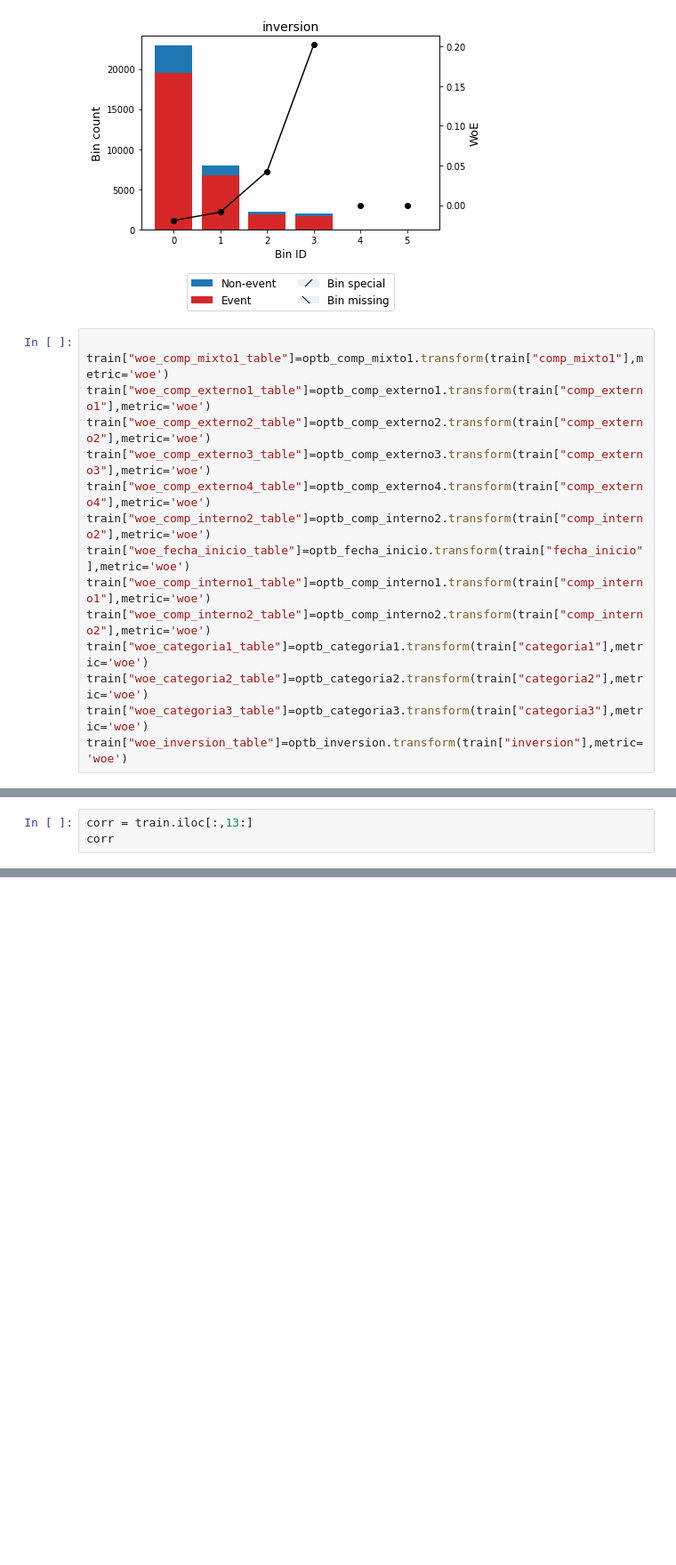
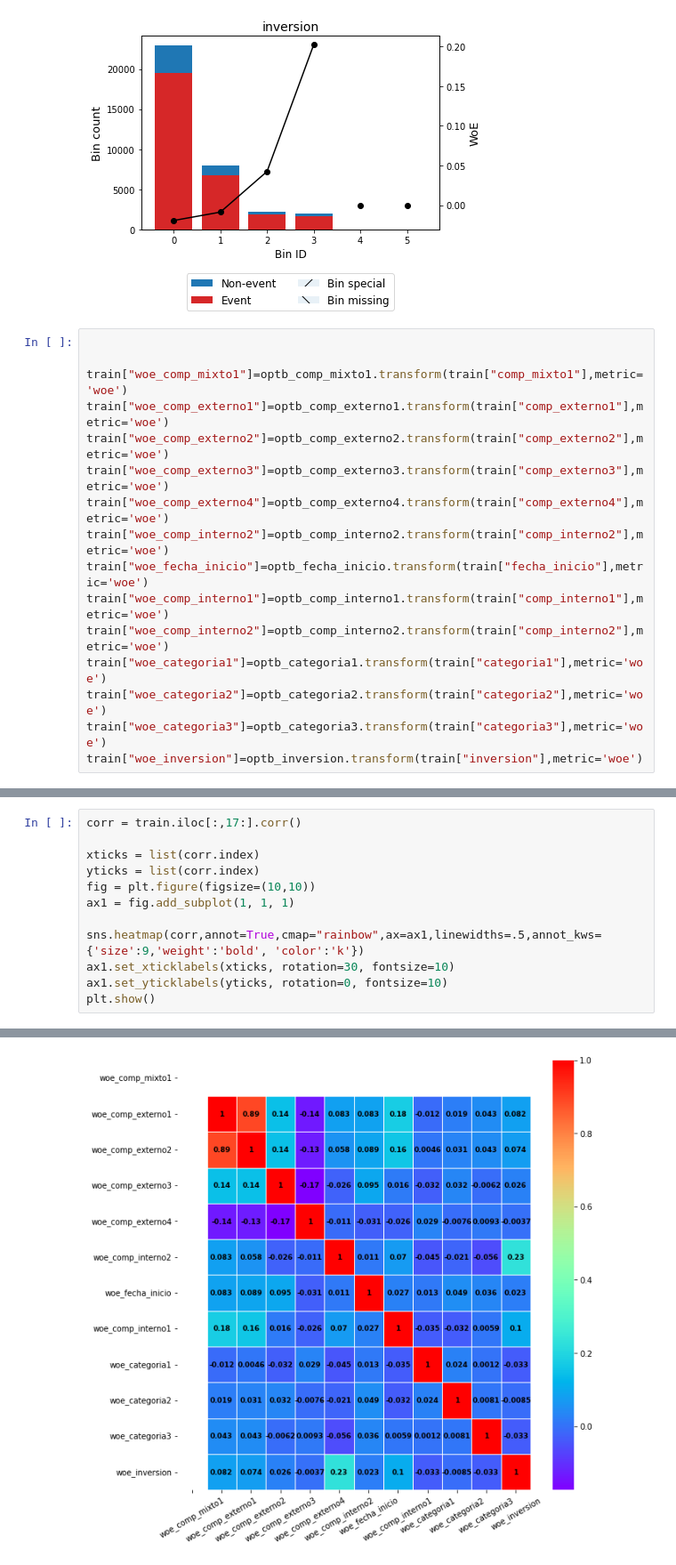
Before and after one commit to Victorinolavida/Seminario-estadista, a Jupyter notebook: tarea2/ejercicio 1.ipynb, the cells around one changed output, grey strips where cells are left out. Shown: that part at 89% size. Cells and saved outputs as stored; diff of their text form; blank space fills up the shorter version.

```diff
--- a/tarea2/ejercicio 1.ipynb
+++ b/tarea2/ejercicio 1.ipynb
@@ -353,19 +260,20 @@ inversion_table.plot(metric="woe")
 [figure]
 # %%
 
-train["woe_comp_mixto1_table"]=optb_comp_mixto1.transform(train["comp_mixto1"],metric='woe')
-train["woe_comp_externo1_table"]=optb_comp_externo1.transform(train["comp_externo1"],metric='woe')
-train["woe_comp_externo2_table"]=optb_comp_externo2.transform(train["comp_externo2"],metric='woe')
-train["woe_comp_externo3_table"]=optb_comp_externo3.transform(train["comp_externo3"],metric='woe')
-train["woe_comp_externo4_table"]=optb_comp_externo4.transform(train["comp_externo4"],metric='woe')
-train["woe_comp_interno2_table"]=optb_comp_interno2.transform(train["comp_interno2"],metric='woe')
-train["woe_fecha_inicio_table"]=optb_fecha_inicio.transform(train["fecha_inicio"],metric='woe')
-train["woe_comp_interno1_table"]=optb_comp_interno1.transform(train["comp_interno1"],metric='woe')
-train["woe_comp_interno2_table"]=optb_comp_interno2.transform(train["comp_interno2"],metric='woe')
-train["woe_categoria1_table"]=optb_categoria1.transform(train["categoria1"],metric='woe')
-train["woe_categoria2_table"]=optb_categoria2.transform(train["categoria2"],metric='woe')
-train["woe_categoria3_table"]=optb_categoria3.transform(train["categoria3"],metric='woe')
-train["woe_inversion_table"]=optb_inversion.transform(train["inversion"],metric='woe')
+
+train["woe_comp_mixto1"]=optb_comp_mixto1.transform(train["comp_mixto1"],metric='woe')
+train["woe_comp_externo1"]=optb_comp_externo1.transform(train["comp_externo1"],metric='woe')
+train["woe_comp_externo2"]=optb_comp_externo2.transform(train["comp_externo2"],metric='woe')
+train["woe_comp_externo3"]=optb_comp_externo3.transform(train["comp_externo3"],metric='woe')
+train["woe_comp_externo4"]=optb_comp_externo4.transform(train["comp_externo4"],metric='woe')
+train["woe_comp_interno2"]=optb_comp_interno2.transform(train["comp_interno2"],metric='woe')
+train["woe_fecha_inicio"]=optb_fecha_inicio.transform(train["fecha_inicio"],metric='woe')
+train["woe_comp_interno1"]=optb_comp_interno1.transform(train["comp_interno1"],metric='woe')
+train["woe_comp_interno2"]=optb_comp_interno2.transform(train["comp_interno2"],metric='woe')
+train["woe_categoria1"]=optb_categoria1.transform(train["categoria1"],metric='woe')
+train["woe_categoria2"]=optb_categoria2.transform(train["categoria2"],metric='woe')
+train["woe_categoria3"]=optb_categoria3.transform(train["categoria3"],metric='woe')
+train["woe_inversion"]=optb_inversion.transform(train["inversion"],metric='woe')
 # %% [output]
 A value is trying to be set on a copy of a slice from a DataFrame.
 Try using .loc[row_indexer,col_indexer] = value instead
@@ -397,4 +295,13 @@ train.head()
 # %%
-corr = train.iloc[:,13:]
-corr
+corr = train.iloc[:,17:].corr()
+
+xticks = list(corr.index)
+yticks = list(corr.index)
+fig = plt.figure(figsize=(10,10))
+ax1 = fig.add_subplot(1, 1, 1)
+
+sns.heatmap(corr,annot=True,cmap="rainbow",ax=ax1,linewidths=.5,annot_kws={'size':9,'weight':'bold', 'color':'k'})
+ax1.set_xticklabels(xticks, rotation=30, fontsize=10)
+ax1.set_yticklabels(yticks, rotation=0, fontsize=10)
+plt.show()
 # %% [output]
@@ -413,0 +308 @@ corr
+[figure, added]
```
Also changed, not shown: parts of 9 cells of this notebook, 1 other file.
